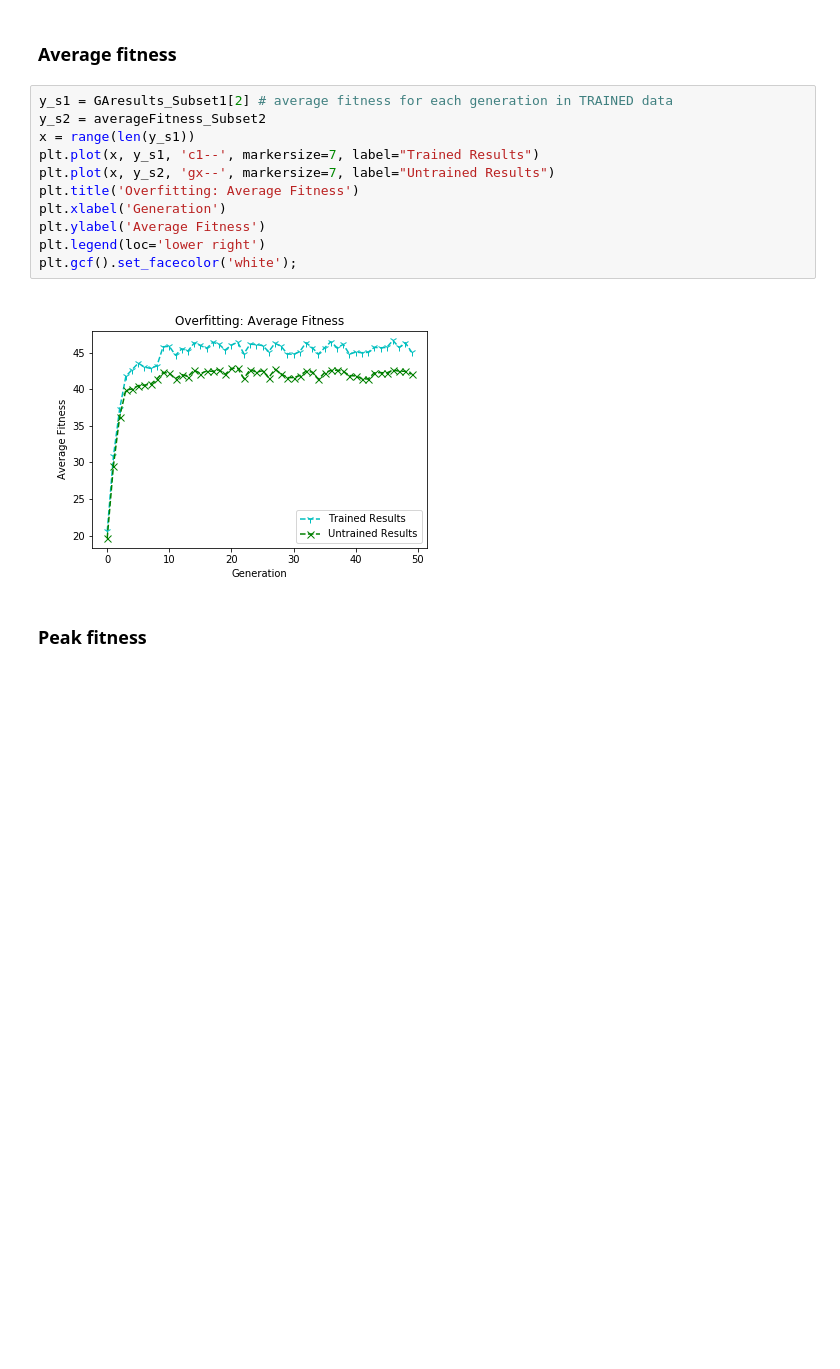
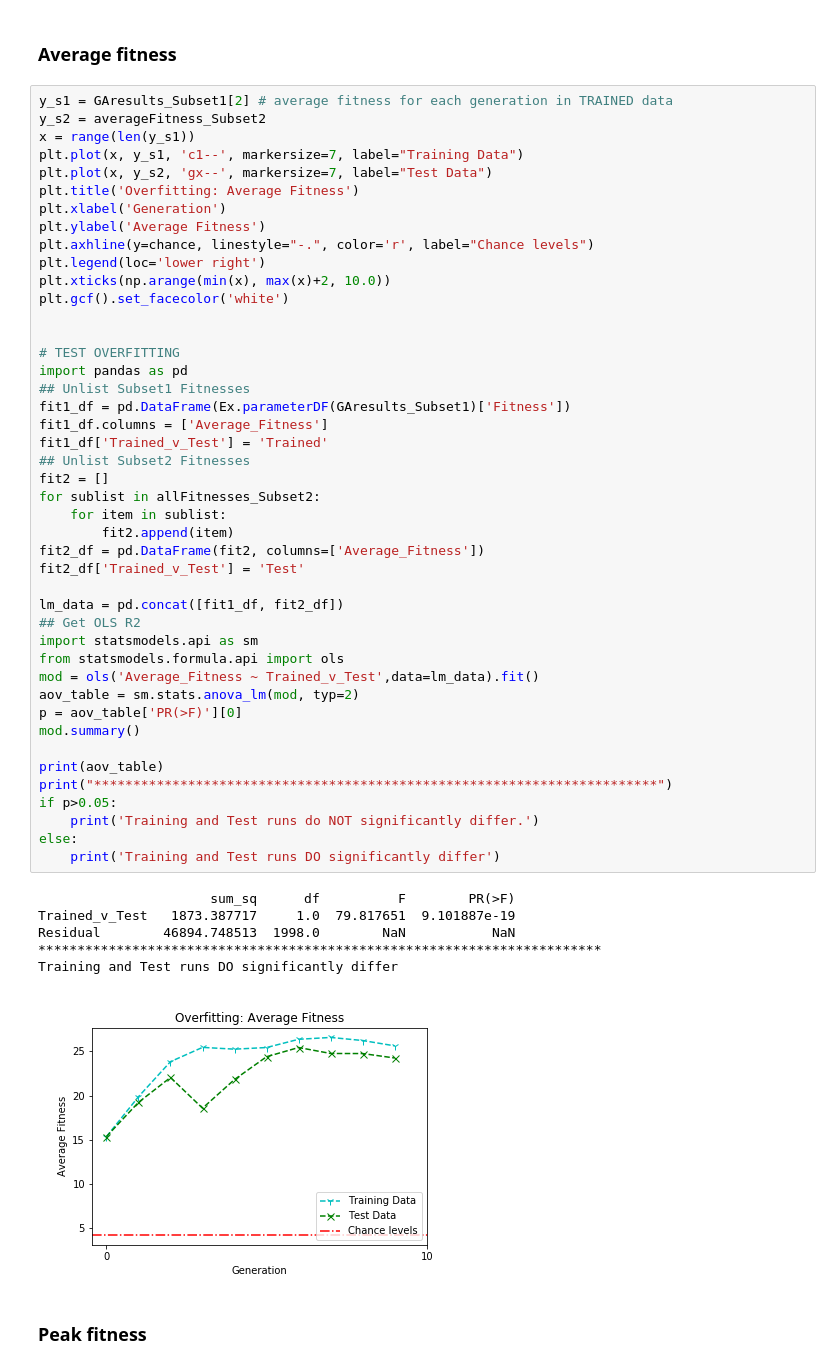
Before and after one commit to MaayanLab/X2K_Genetic_Algorithm, a Jupyter notebook: Python_scripts/GA_Results_Notebook.ipynb, the cells around one changed output. Cells and saved outputs as stored; diff of their text form; blank space fills up the shorter version.

```diff
--- a/Python_scripts/GA_Results_Notebook.ipynb
+++ b/Python_scripts/GA_Results_Notebook.ipynb
@@ -87,19 +84,57 @@ plt.gcf().set_facecolor('white');
 ## __Overfitting Tests__
 # %% [markdown]
 ### Average fitness
-# %%
-y_s1 = GAresults_Subset1[2] # average fitness for each generation in TRAINED data
-y_s2 = averageFitness_Subset2
-x = range(len(y_s1))
-plt.plot(x, y_s1, 'c1--', markersize=7, label="Trained Results")
-plt.plot(x, y_s2, 'gx--', markersize=7, label="Untrained Results")
-plt.title('Overfitting: Average Fitness')
-plt.xlabel('Generation')
-plt.ylabel('Average Fitness')
-plt.legend(loc='lower right')
-plt.gcf().set_facecolor('white');
-# %% [output]
-[figure, removed]
+# %%
+y_s1 = GAresults_Subset1[2] # average fitness for each generation in TRAINED data
+y_s2 = averageFitness_Subset2
+x = range(len(y_s1))
+plt.plot(x, y_s1, 'c1--', markersize=7, label="Training Data")
+plt.plot(x, y_s2, 'gx--', markersize=7, label="Test Data")
+plt.title('Overfitting: Average Fitness')
+plt.xlabel('Generation')
+plt.ylabel('Average Fitness')
+plt.axhline(y=chance, linestyle="-.", color='r', label="Chance levels")
+plt.legend(loc='lower right')
+plt.xticks(np.arange(min(x), max(x)+2, 10.0))
+plt.gcf().set_facecolor('white')
+
+
+# TEST OVERFITTING
+import pandas as pd
+## Unlist Subset1 Fitnesses
+fit1_df = pd.DataFrame(Ex.parameterDF(GAresults_Subset1)['Fitness'])
+fit1_df.columns = ['Average_Fitness']
+fit1_df['Trained_v_Test'] = 'Trained'
+## Unlist Subset2 Fitnesses
+fit2 = []
+for sublist in allFitnesses_Subset2:
+    for item in sublist:
+        fit2.append(item)
+fit2_df = pd.DataFrame(fit2, columns=['Average_Fitness'])
+fit2_df['Trained_v_Test'] = 'Test'
+
+lm_data = pd.concat([fit1_df, fit2_df])
+## Get OLS R2
+import statsmodels.api as sm
+from statsmodels.formula.api import ols
+mod = ols('Average_Fitness ~ Trained_v_Test',data=lm_data).fit()
+aov_table = sm.stats.anova_lm(mod, typ=2)
+p = aov_table['PR(>F)'][0]
+mod.summary()
+
+print(aov_table)
+print("************************************************************************")
+if p>0.05:
+    print('Training and Test runs do NOT significantly differ.')
+else:
+    print('Training and Test runs DO significantly differ')
+# %% [output]
+                      sum_sq      df          F        PR(>F)
+Trained_v_Test   1873.387717     1.0  79.817651  9.101887e-19
+Residual        46894.748513  1998.0        NaN           NaN
+************************************************************************
+Training and Test runs DO significantly differ
+[figure, added]
 # %% [markdown]
 ### Peak fitness
 # %%
```
Also changed, not shown: parts of 10 cells of this notebook, 8 other files.
